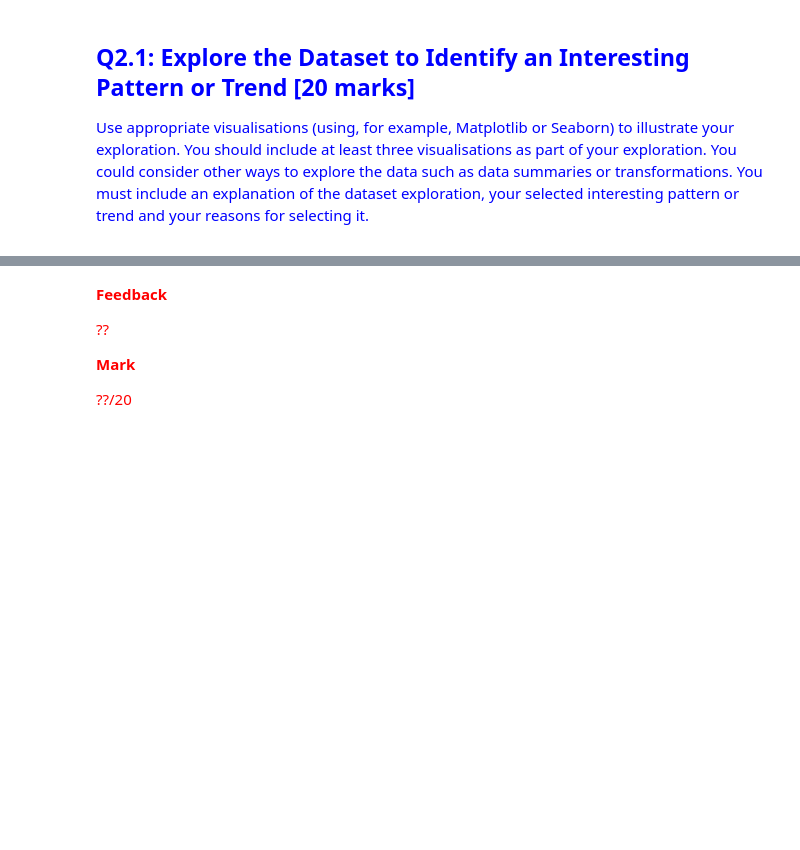
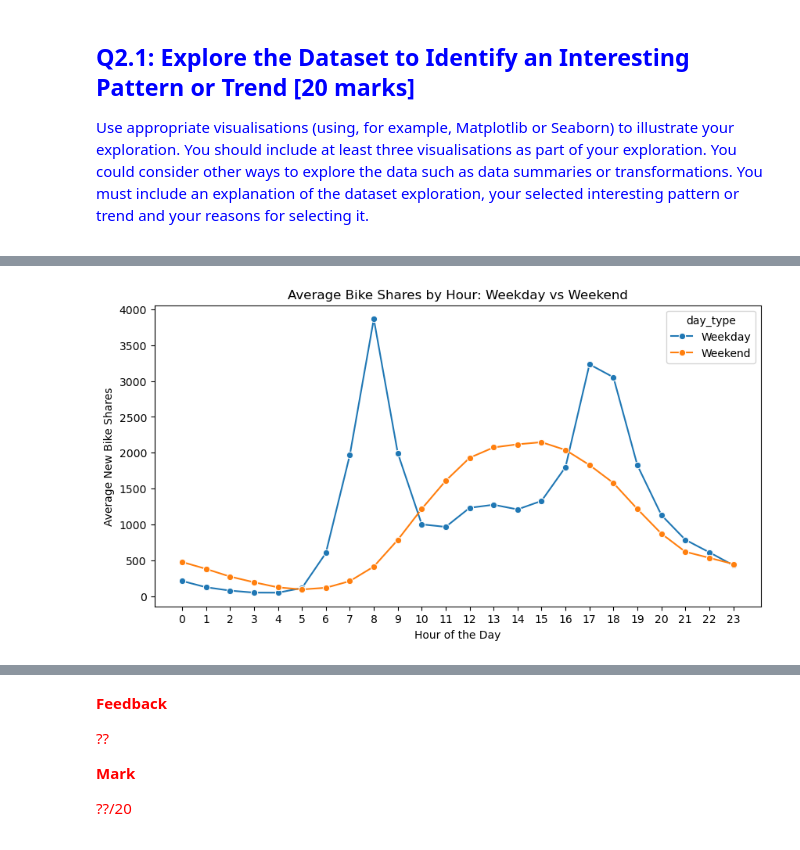
Before and after one commit to Dinkabelle1/PDS_jan_25_assignment, a Jupyter notebook: PDS_CW_part2.ipynb, the cells around one changed output, grey strips where cells are left out. Saved outputs shown, nothing was run; the diff lists cells and outputs as text; code cells hidden in the pictures; blank space fills up the shorter version.

Commit message:
Part 2 completed

```diff
--- a/PDS_CW_part2.ipynb
+++ b/PDS_CW_part2.ipynb
@@ -85,3 +100,80 @@ Text can go here.
 # %%
-#
-# Code can go here.
+# Load the two datasets
+bike = pd.read_csv("part2a.csv")
+weather = pd.read_csv("part2b.csv")
+
+# Combine both datasets using the timestamp column
+bike_data = pd.merge(bike, weather, on="timestamp")
+
+# Convert timestamp from text to datetime
+bike_data["timestamp"] = pd.to_datetime(bike_data["timestamp"], dayfirst=True)
+
+# Create useful time columns
+bike_data["hour"] = bike_data["timestamp"].dt.hour
+bike_data["date"] = bike_data["timestamp"].dt.date
+bike_data["month"] = bike_data["timestamp"].dt.month
+
+# Make the weekend column easier to read
+bike_data["day_type"] = bike_data["is_weekend"].map({0: "Weekday", 1: "Weekend"})
+
+# Make season labels easier to understand
+season_names = {
+    0: "Spring",
+    1: "Summer",
+    2: "Autumn",
+    3: "Winter"
+}
+bike_data["season"] = bike_data["season_code"].map(season_names)
+
+# Show the first few rows
+bike_data.head()
+
+
+# Basic summary
+print("Number of rows and columns:", bike_data.shape)
+print("\nMissing values:")
+print(bike_data.isna().sum())
+
+print("\nSummary of new bike shares:")
+print(bike_data["new_bike_shares"].describe())
+
+# Visualisation 1: hourly pattern by weekday/weekend
+hourly_average = bike_data.groupby(["hour", "day_type"])["new_bike_shares"].mean().reset_index()
+
+plt.figure(figsize=(10, 5))
+sns.lineplot(data=hourly_average, x="hour", y="new_bike_shares", hue="day_type", marker="o")
+plt.title("Average Bike Shares by Hour: Weekday vs Weekend")
+plt.xlabel("Hour of the Day")
+plt.ylabel("Average New Bike Shares")
+plt.xticks(range(0, 24))
+plt.show()
+
+# Visualisation 2: temperature groups
+bike_data["temperature_group"] = pd.cut(
+    bike_data["temperature"],
+    bins=[-5, 5, 10, 15, 20, 30],
+    labels=["Very cold", "Cold", "Mild", "Warm", "Hot"]
+)
+
+temperature_average = bike_data.groupby("temperature_group", observed=True)["new_bike_shares"].mean().reset_index()
+temperature_average["temperature_group"] = temperature_average["temperature_group"].astype(str)
+
+plt.figure(figsize=(8, 5))
+plt.bar(temperature_average["temperature_group"], temperature_average["new_bike_shares"] )
+plt.title("Average Bike Shares by Temperature Group")
+plt.xlabel("Temperature Group")
+plt.ylabel("Average New Bike Shares")
+plt.show()
+
+# Visualisation 3: bike shares by season
+plt.figure(figsize=(8, 5))
+sns.boxplot(data=bike_data, x="season", y="new_bike_shares")
+plt.title("Bike Shares by Season")
+plt.xlabel("Season")
+plt.ylabel("New Bike Shares")
+plt.show()
+
+# A useful table for the main pattern
+pattern_table = bike_data.groupby("day_type")["new_bike_shares"].agg(["count", "mean", "median", "min", "max"])
+pattern_table
+# %% [output]
@@ -87,0 +197 @@ Text can go here.
+[figure, added]
```
Also changed, not shown: parts of 7 cells of this notebook.
